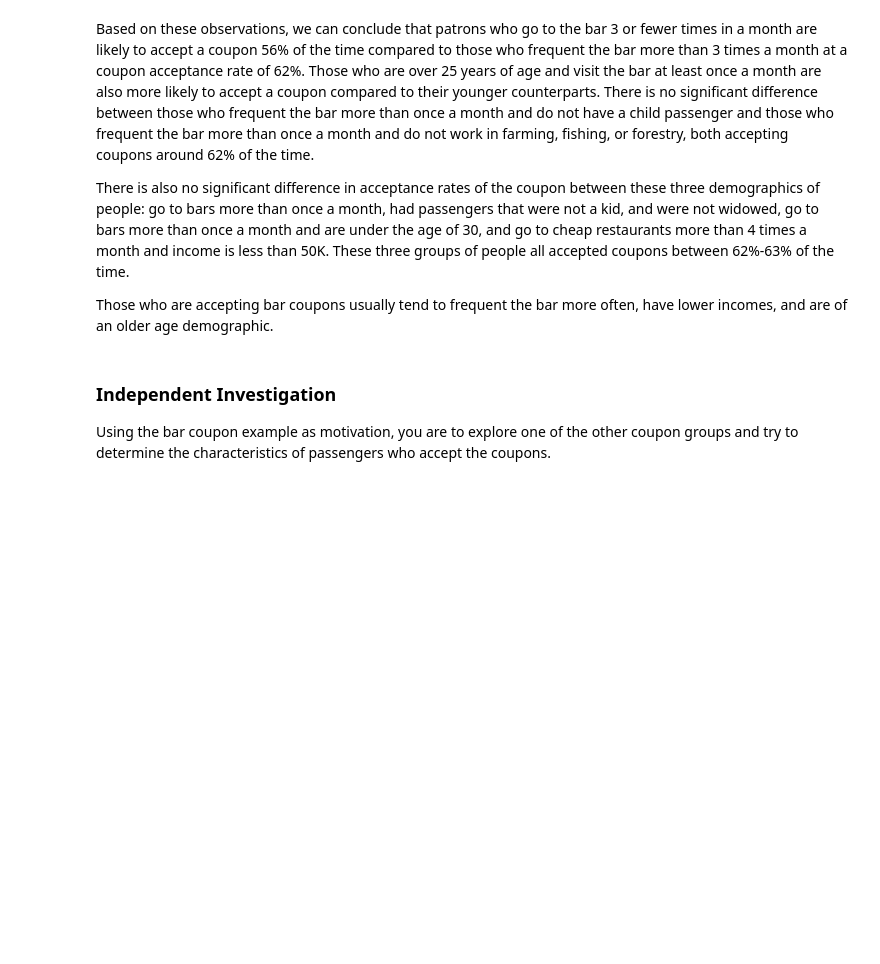
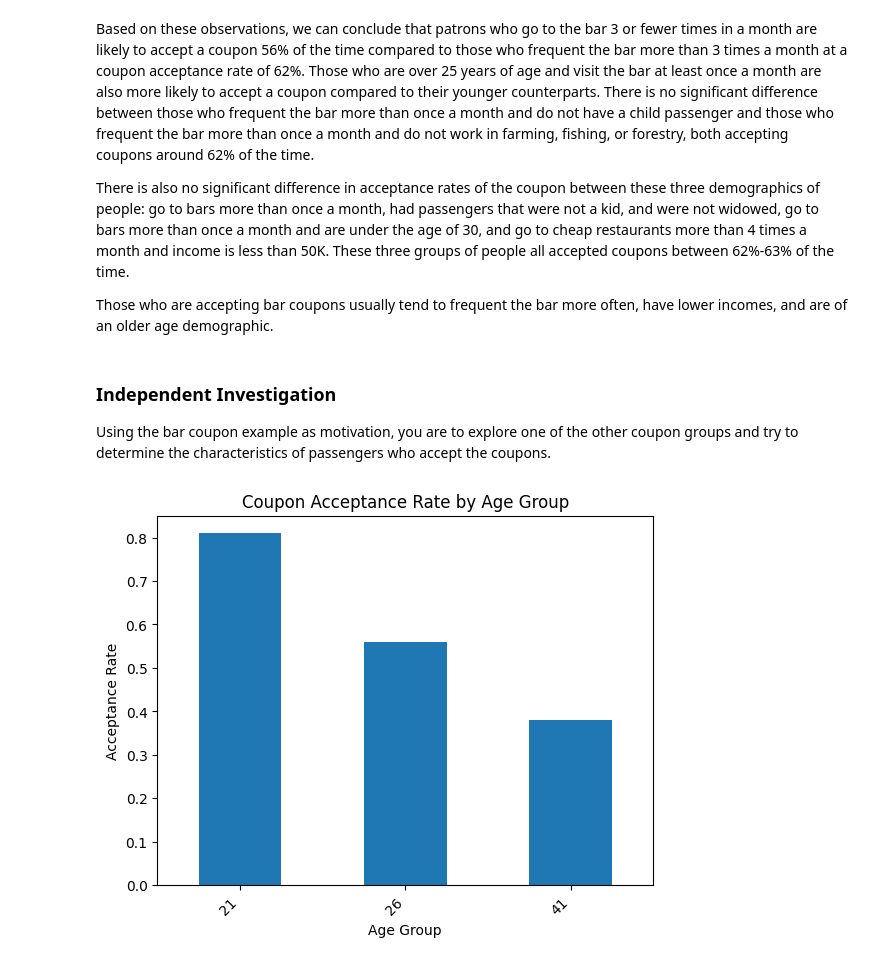
Before and after one commit to psnana-us/week5, a Jupyter notebook: prompt.ipynb, the cells around one changed output. Drawn from its saved outputs; the diff is of its cells as text; code cells hidden in the pictures; blank space fills up the shorter version.

```diff
--- a/prompt.ipynb
+++ b/prompt.ipynb
@@ -279,0 +282,11 @@ Using the bar coupon example as motivation, you are to explore one of the other
+# %%
+age_acceptance = cleaned_data.groupby('age')['Y'].mean()
+# %%
+age_acceptance.plot(kind='bar')
+plt.title('Coupon Acceptance Rate by Age Group')
+plt.xlabel('Age Group')
+plt.ylabel('Acceptance Rate')
+plt.xticks(rotation=45, ha='right')
+plt.show()
+# %% [output]
+[figure, added]
```
Also changed, not shown: parts of 2 cells of this notebook.
